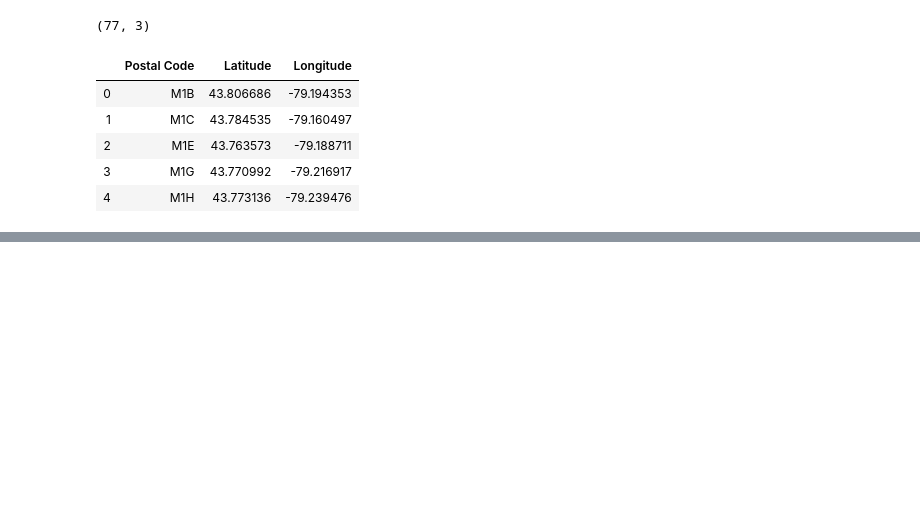
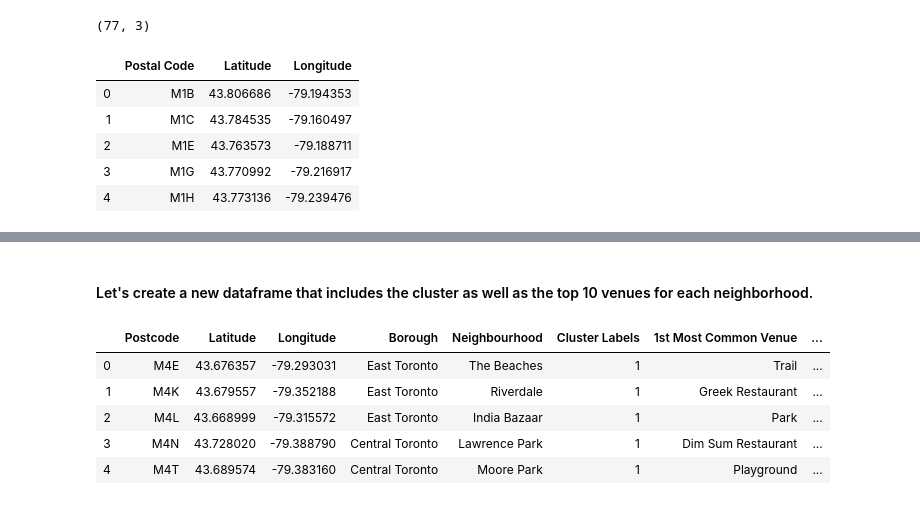
Before and after one commit to hindlfq/Coursera_Capstone, a Jupyter notebook: Toronto_Clustering.ipynb, the cells around one changed output, grey strips where cells are left out. Cells and saved outputs as stored; diff of their text form; code cells hidden in the pictures; blank space fills up the shorter version.

```diff
--- a/Toronto_Clustering.ipynb
+++ b/Toronto_Clustering.ipynb
@@ -153,0 +543,19 @@ df3
+# %% [markdown]
+#### Let's create a new dataframe that includes the cluster as well as the top 10 venues for each neighborhood.
+# %%
+toronto_merged = toronto_data
+
+# add clustering labels
+toronto_merged['Cluster Labels'] = kmeans.labels_
+
+# merge toronto_grouped with toronto_data to add latitude/longitude for each neighborhood
+toronto_merged = toronto_merged.join(neighborhoods_venues_sorted.set_index('Neighbourhood'), on='Neighbourhood')
+
+toronto_merged.head() # check the last columns!
+# %% [output]
+|  | Postcode | Latitude | Longitude | Borough | Neighbourhood | Cluster Labels | 1st Most Common Venue | ... |
+| 0 | M4E | 43.676357 | -79.293031 | East Toronto | The Beaches | 1 | Trail | ... |
+| 1 | M4K | 43.679557 | -79.352188 | East Toronto | Riverdale | 1 | Greek Restaurant | ... |
+| 2 | M4L | 43.668999 | -79.315572 | East Toronto | India Bazaar | 1 | Park | ... |
+| 3 | M4N | 43.728020 | -79.388790 | Central Toronto | Lawrence Park | 1 | Dim Sum Restaurant | ... |
+| 4 | M4T | 43.689574 | -79.383160 | Central Toronto | Moore Park | 1 | Playground | ... |
```
Also changed, not shown: parts of 45 cells of this notebook, 1 other file.
